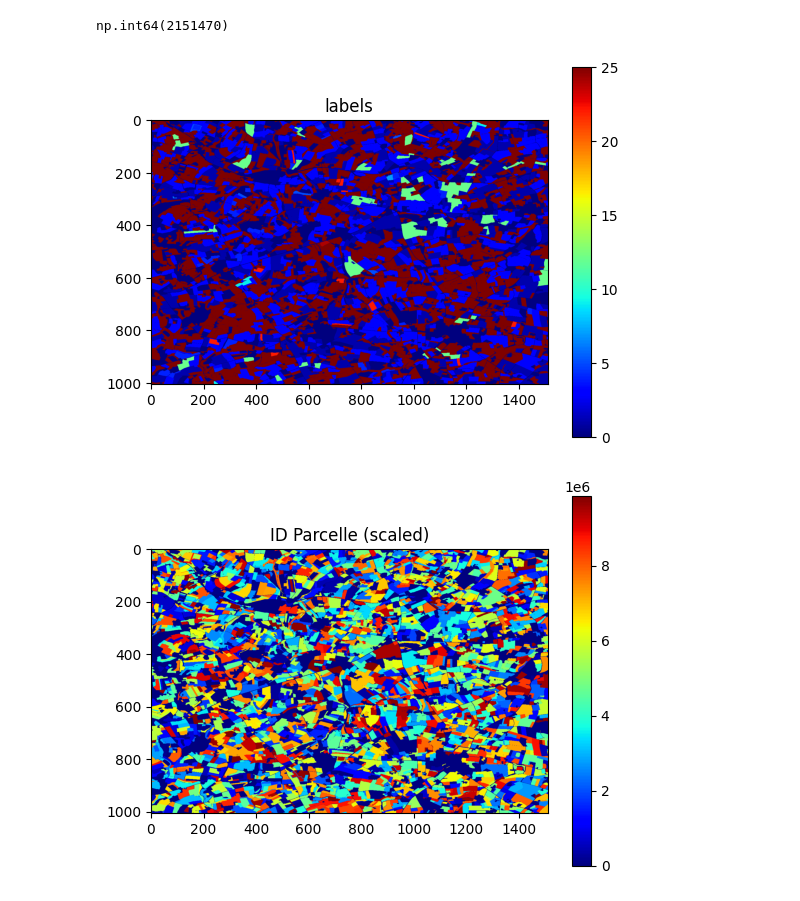
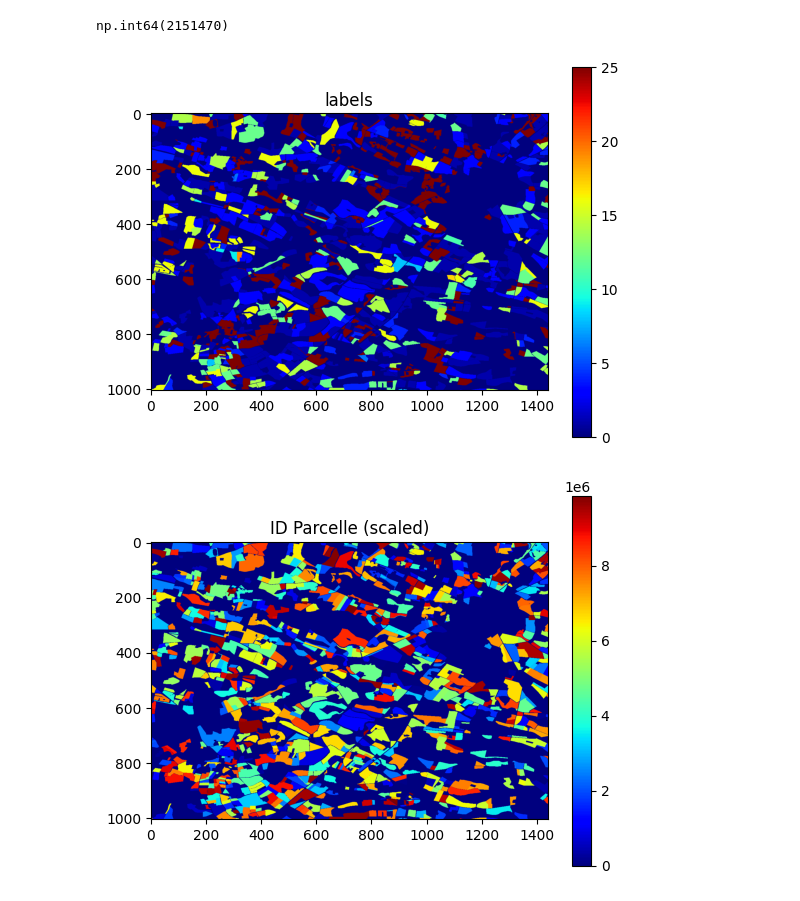
Before and after one commit to giovannisetaro/DSWProject_CropIdentification, a Jupyter notebook: manual_jobs/dataset_creation_pipeline.ipynb, the cells around one changed output. Saved outputs shown, nothing was run; the diff lists cells and outputs as text; code cells hidden in the pictures.

```diff
--- a/manual_jobs/dataset_creation_pipeline.ipynb
+++ b/manual_jobs/dataset_creation_pipeline.ipynb
@@ -191,20 +191,20 @@ import numpy as np
 # %%
 import rasterio
 import matplotlib.pyplot as plt
 
 # Open the TIFF file
-with rasterio.open("/Users/placiermoise/Documents/dsw_proj/remote sensing crop classification/data/Tif/zone1/labels_raster_masked.tif") as src:
+with rasterio.open("/Users/placiermoise/Documents/dsw_proj/remote sensing crop classification/data/Tif/zone6/labels_raster_masked.tif") as src:
     labels = src.read(1)
     Id_Parcelle = src.read(2)
 
 plt.imshow(labels, cmap='jet')  # or 'viridis', 'jet', etc.
 plt.colorbar()
 plt.title('labels')
 plt.show()
 plt.imshow(Id_Parcelle, cmap='jet', vmin=np.min(Id_Parcelle), vmax=np.max(Id_Parcelle))
 plt.colorbar()
 plt.title('ID Parcelle (scaled)')
 plt.show()
 # %% [output]
-[figure, old version]
+[figure, new version]
-[figure, old version]
+[figure, new version]
```
Also changed, not shown: 4 other files.
